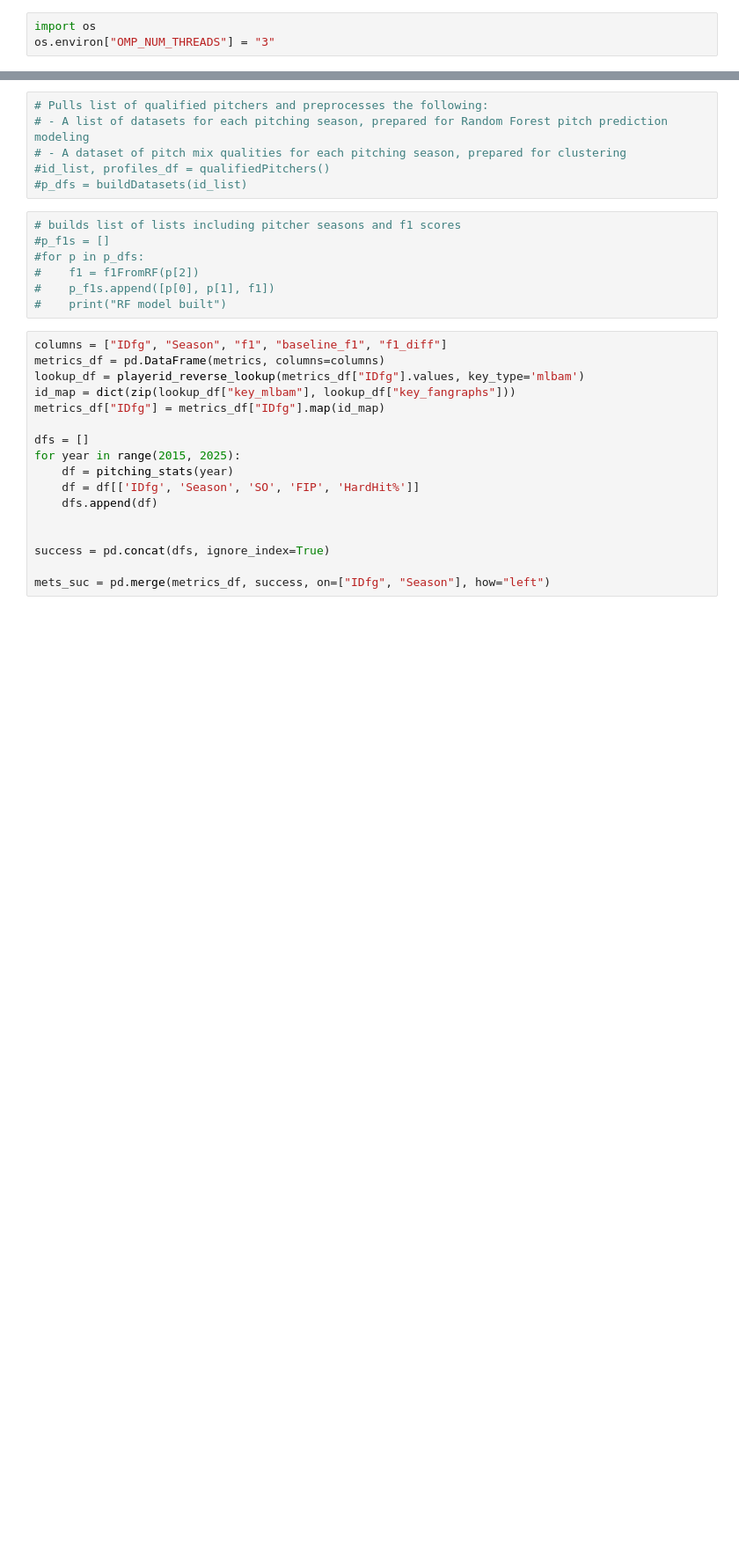
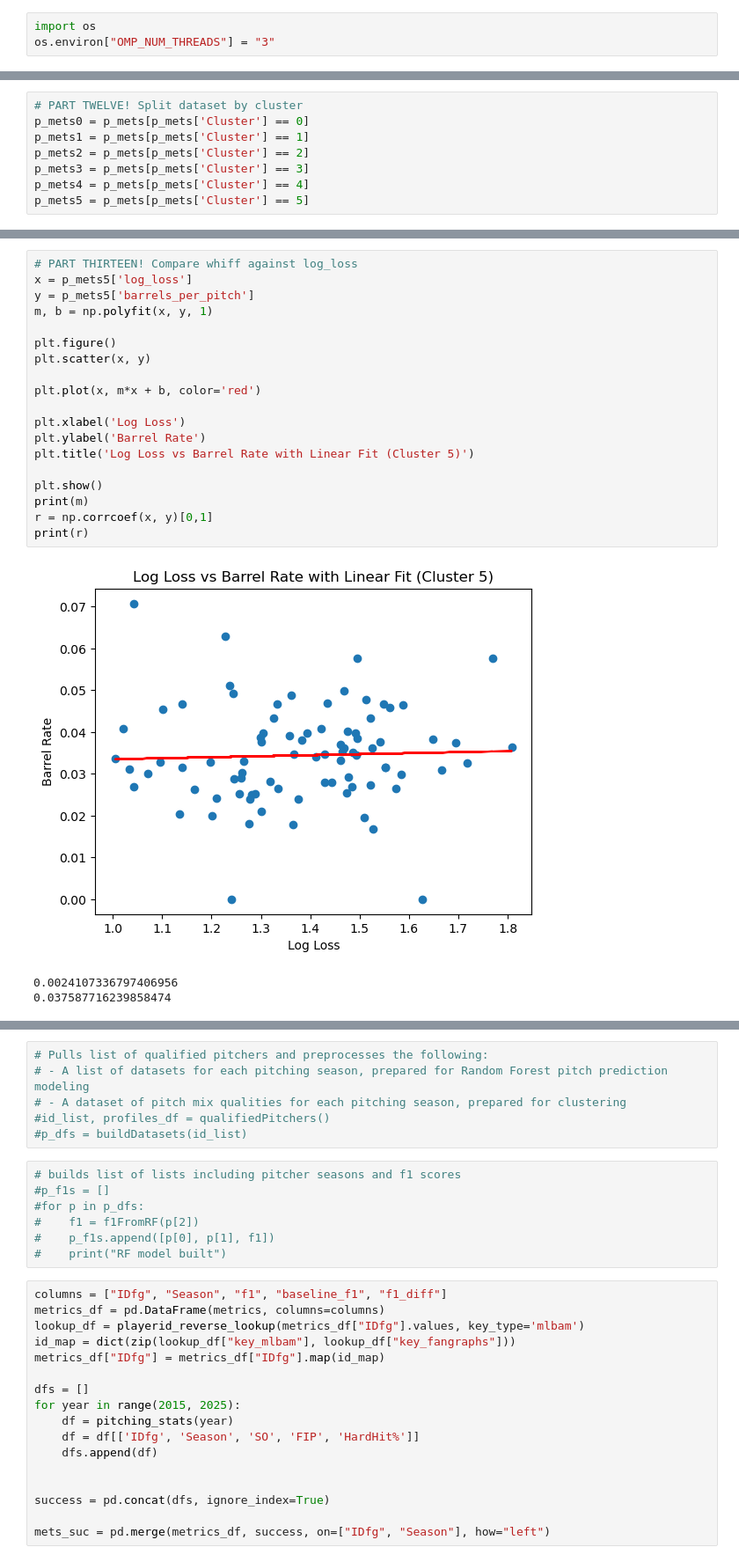
Before and after one commit to BrianMcG45/DS-Capstone, a Jupyter notebook: capstone.ipynb, the cells around one changed output, grey strips where cells are left out. Shown at 88% size. Drawn from its saved outputs; the diff is of its cells as text; blank space fills up the shorter version.

```diff
--- a/capstone.ipynb
+++ b/capstone.ipynb
@@ -19,0 +288,8 @@ from sklearn.metrics import accuracy_score, f1_score, log_loss
+# %%
+# PART TWELVE! Split dataset by cluster
+p_mets0 = p_mets[p_mets['Cluster'] == 0]
+p_mets1 = p_mets[p_mets['Cluster'] == 1]
+p_mets2 = p_mets[p_mets['Cluster'] == 2]
+p_mets3 = p_mets[p_mets['Cluster'] == 3]
+p_mets4 = p_mets[p_mets['Cluster'] == 4]
+p_mets5 = p_mets[p_mets['Cluster'] == 5]
@@ -19,0 +311,23 @@ from sklearn.metrics import accuracy_score, f1_score, log_loss
+# %%
+# PART THIRTEEN! Compare whiff against log_loss
+x = p_mets5['log_loss']
+y = p_mets5['barrels_per_pitch']
+m, b = np.polyfit(x, y, 1)
+
+plt.figure()
+plt.scatter(x, y)
+
+plt.plot(x, m*x + b, color='red')
+
+plt.xlabel('Log Loss')
+plt.ylabel('Barrel Rate')
+plt.title('Log Loss vs Barrel Rate with Linear Fit (Cluster 5)')
+
+plt.show()
+print(m)
+r = np.corrcoef(x, y)[0,1]
+print(r)
+# %% [output]
+[figure, added]
+0.0024107336797406956
+0.037587716239858474
```
Also changed, not shown: parts of 47 cells of this notebook.
